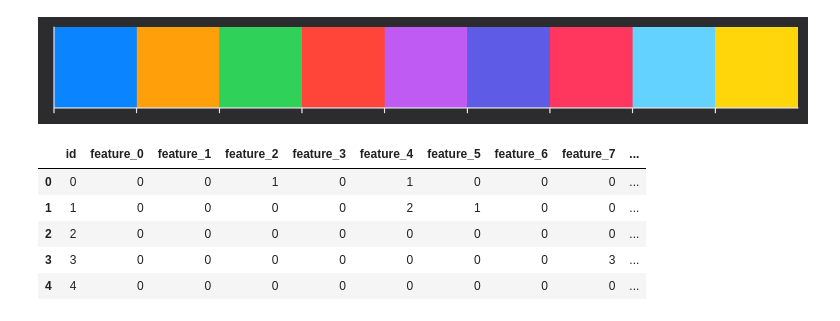
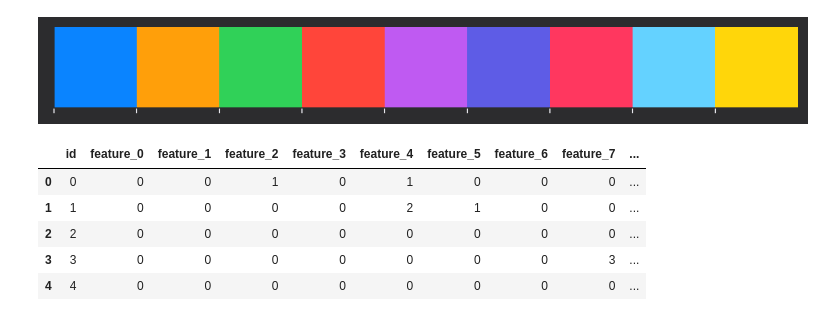
Before and after one commit to bamblebam/kaggle-playground-may21, a Jupyter notebook: data_analysis.ipynb, the cells around one changed output. Drawn from its saved outputs; the diff is of its cells as text; code cells hidden in the pictures.

```diff
--- a/data_analysis.ipynb
+++ b/data_analysis.ipynb
@@ -27,35 +28,35 @@ raw_lights=[
     (229, 229, 234)
 ]
 miscellaneous={
     'blue':'#0f71d4',
     'green':'#14b827',
     'red':'#cf0c0c'
 }
 
 dark_palette=np.array(raw_dark_palette)/255
 darks=np.array(raw_darks)/255
 lights=np.array(raw_lights)/255
 
 #rcparams
 dark_color=darks[-1]
 light_color=lights[-1]
 
 mpl.rcParams['axes.prop_cycle']=cycler('color',dark_palette)
 mpl.rcParams['figure.facecolor']=dark_color
 mpl.rcParams['figure.edgecolor']=dark_color
 mpl.rcParams['axes.facecolor']=dark_color
 mpl.rcParams['text.color']=light_color
 mpl.rcParams['axes.labelcolor']=light_color
-mpl.rcParams['axes.edgecolor']=light_color
+mpl.rcParams['axes.edgecolor']=dark_color
 mpl.rcParams['xtick.color']=light_color
 mpl.rcParams['ytick.color']=light_color
 mpl.rcParams['figure.dpi']=200
 mpl.rcParams['axes.spines.top'] = False
 mpl.rcParams['axes.spines.right'] = False
 
 sns.palplot(dark_palette)
 # %% [output]
-[figure, old version]
+[figure, new version]
 # %%
 train=pd.read_csv('data/train.csv')
 test=pd.read_csv('data/test.csv')
```
Also changed, not shown: parts of 2 cells of this notebook.
